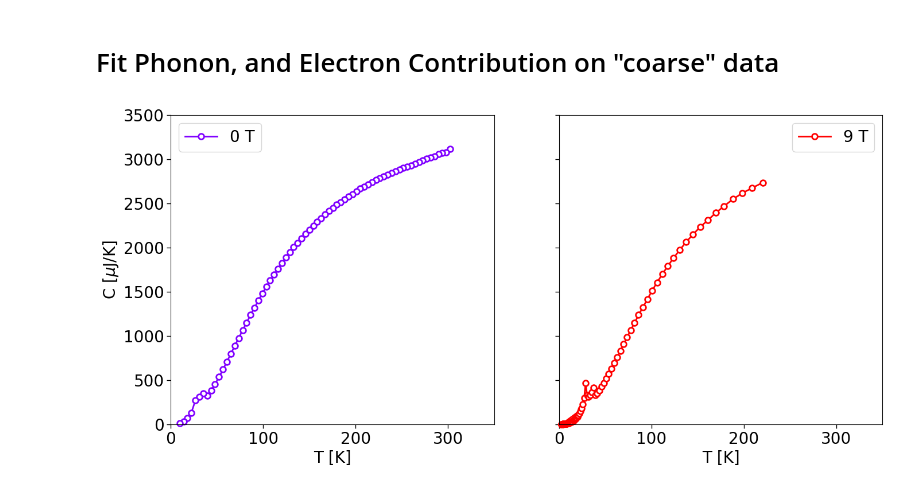
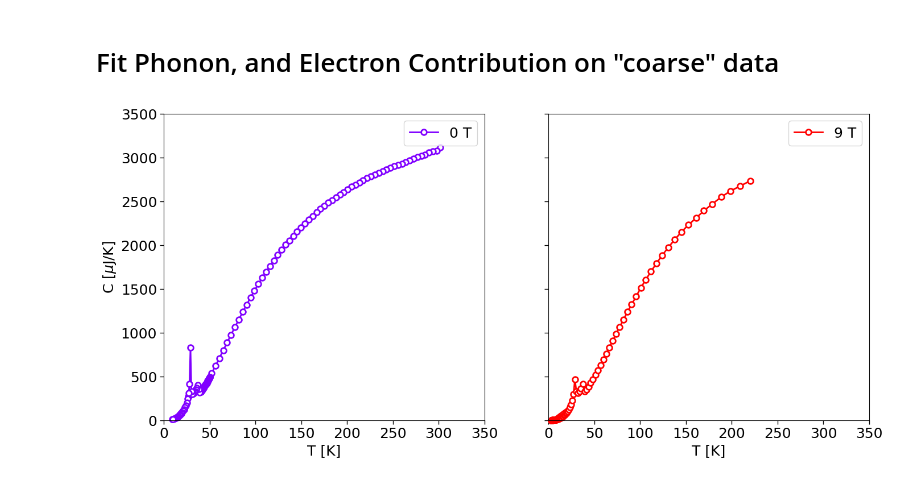
Before and after one commit to c-earth/NiS2, a Jupyter notebook: analysis.ipynb, the cells around one changed output. Cells and saved outputs as stored; diff of their text form; code cells hidden in the pictures.

```diff
--- a/analysis.ipynb
+++ b/analysis.ipynb
@@ -3,7 +3,7 @@
 # %%
 import pickle as pkl
 
-with open('./data/4_compiled/2024-06-14-10-43-49.pkl', 'rb') as f:
+with open('./data/4_compiled/2024-06-15-01-09-50.pkl', 'rb') as f:
     compiled_datas = pkl.load(f)
 # %% [markdown]
 # Extract Keys
@@ -35,9 +35,10 @@ Index(['Temperature', 'HCTotal', 'HCSample', 'Field', 'Wire Heat Loss',
 # %% [markdown]
 # Key Replacement
 # %%
-new_keys = ['T', 'C']
+new_keys = ['T', 'C', 'dC']
 old_keyss = [['Sample Temp', 'Sample Temp (Kelvin)', 'Temperature'],
-             ['Samp HC', 'Samp HC (uJ/K)', 'HCSample']]
+             ['Samp HC', 'Samp HC (uJ/K)', 'HCSample'],
+             ['Samp HC Err']]
 # %%
 datas = dict()
 for key, compiled_data in compiled_datas.items():
@@ -59,25 +60,25 @@ coarse_wide_data = datas['coarse_wide']
 # %%
 import matplotlib as mpl
 import matplotlib.pyplot as plt
 import numpy as np
 
 colors = mpl.colormaps['rainbow'](np.linspace(0, 1, 10))
-fontsize = 20
+fontsize = 18
 
 fig, ax = plt.subplots(1, 2, figsize = (16, 7), sharey = True)
 for i, (B, coarse_wide_datum) in enumerate(coarse_wide_data.items()):
     ax[i].plot(coarse_wide_datum['T'].dropna() , coarse_wide_datum['C'].dropna() , 'o-',
             linewidth = 2, markersize = 7, markerfacecolor = 'w', markeredgewidth = 2,
             label = f'{B} T', clip_on = False, color = colors[B])
     ax[i].set_xlabel('T [K]', fontsize = fontsize)
     ax[i].tick_params(axis = 'both', length = 5, width = 1, labelsize = fontsize)
     ax[i].set_xlim(0, 350)
     ax[i].set_ylim(0, 3500)
     ax[i].legend(fontsize = fontsize)
 ax[0].set_ylabel(r'C [$\mu$J/K]', fontsize = fontsize)
 plt.show()
 # %% [output]
-[figure, old version]
+[figure, new version]
 # %%
 from scipy.optimize import least_squares
 from fitting_functions import phonon_electron, residuals
```
Also changed, not shown: parts of 4 cells of this notebook, 5 other files.
